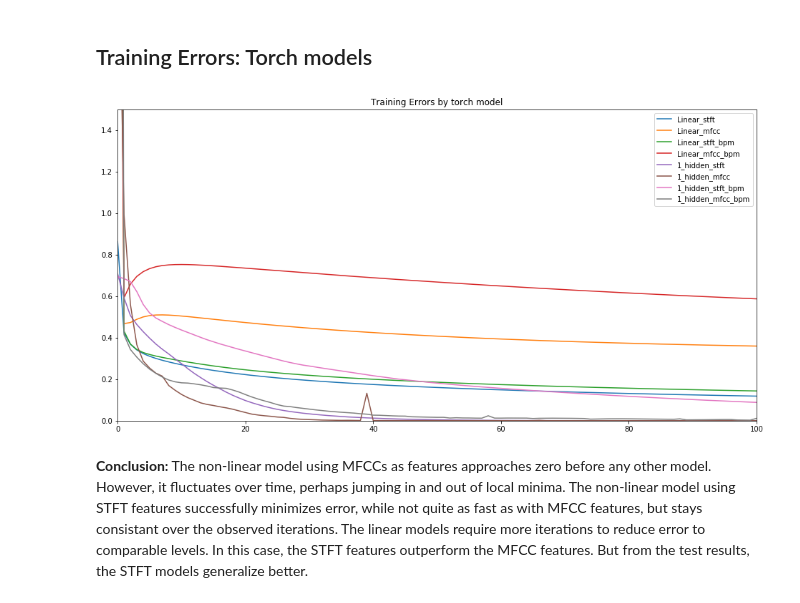
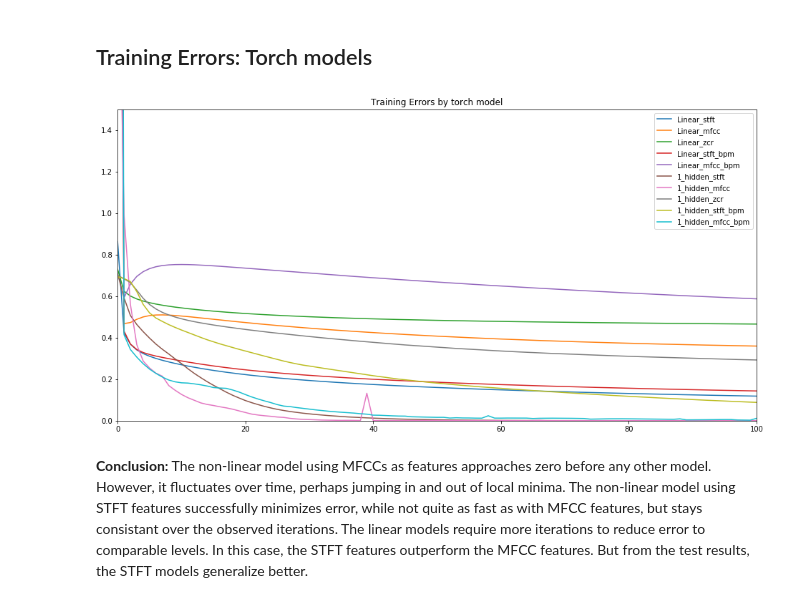
Before and after one commit to KatieBSC/TapDanceDecoder, a Jupyter notebook: notebooks/Analysis.ipynb, the cells around one changed output. Cells and saved outputs as stored; diff of their text form; code cells hidden in the pictures.

```diff
--- a/notebooks/Analysis.ipynb
+++ b/notebooks/Analysis.ipynb
@@ -62,23 +85,25 @@ ax.set_title('Accuracy results by torch model');
 # %%
 V_stft = pd.read_csv('../src/train/train_errors/vanilla_stft.csv', names=['Linear_stft'])
 V_mfcc = pd.read_csv('../src/train/train_errors/vanilla_mfcc.csv', names=['Linear_mfcc'])
+V_zcr = pd.read_csv('../src/train/train_errors/vanilla_zcr.csv', names=['Linear_zcr'])
 
 V_stft_bpm = pd.read_csv('../src/train/train_errors/vanilla_stft_tempo.csv', names=['Linear_stft_bpm'])
 V_mfcc_bpm = pd.read_csv('../src/train/train_errors/vanilla_mfcc_tempo.csv', names=['Linear_mfcc_bpm'])
 
 OH_stft = pd.read_csv('../src/train/train_errors/one_hidden_stft.csv', names=['1_hidden_stft'])
 OH_mfcc = pd.read_csv('../src/train/train_errors/one_hidden_mfcc.csv', names=['1_hidden_mfcc'])
+OH_zcr = pd.read_csv('../src/train/train_errors/one_hidden_zcr.csv', names=['1_hidden_zcr'])
 
 OH_stft_bpm = pd.read_csv('../src/train/train_errors/one_hidden_stft_tempo.csv', names=['1_hidden_stft_bpm'])
 OH_mfcc_bpm = pd.read_csv('../src/train/train_errors/one_hidden_mfcc_tempo.csv', names=['1_hidden_mfcc_bpm'])
 # %%
-train_errors = pd.concat([V_stft, V_mfcc, V_stft_bpm, V_mfcc_bpm,
-                          OH_stft, OH_mfcc, OH_stft_bpm, OH_mfcc_bpm], axis =1)
+train_errors = pd.concat([V_stft, V_mfcc, V_zcr, V_stft_bpm, V_mfcc_bpm,
+                          OH_stft, OH_mfcc, OH_zcr, OH_stft_bpm, OH_mfcc_bpm], axis =1)
 ax = train_errors.plot(figsize=(16,8), title='Training Errors by torch model')
 ax.set_ylim([0,1.5])
 ax.set_xlim([0,100]);
 # %% [output]
-[figure, old version]
+[figure, new version]
 # %% [markdown]
 **Conclusion:** The non-linear model using MFCCs as features approaches zero before any other model. However, it fluctuates over time, perhaps jumping in and out of local minima. The non-linear model using STFT features successfully minimizes error, while not quite as fast as with MFCC features, but stays consistant over the observed iterations. The linear models require more iterations to reduce error to comparable levels. In this case, the STFT features outperform the MFCC features. But from the test results, the STFT models generalize better.
 # %% [markdown]
```
Also changed, not shown: parts of 11 cells of this notebook, 8 other files.
